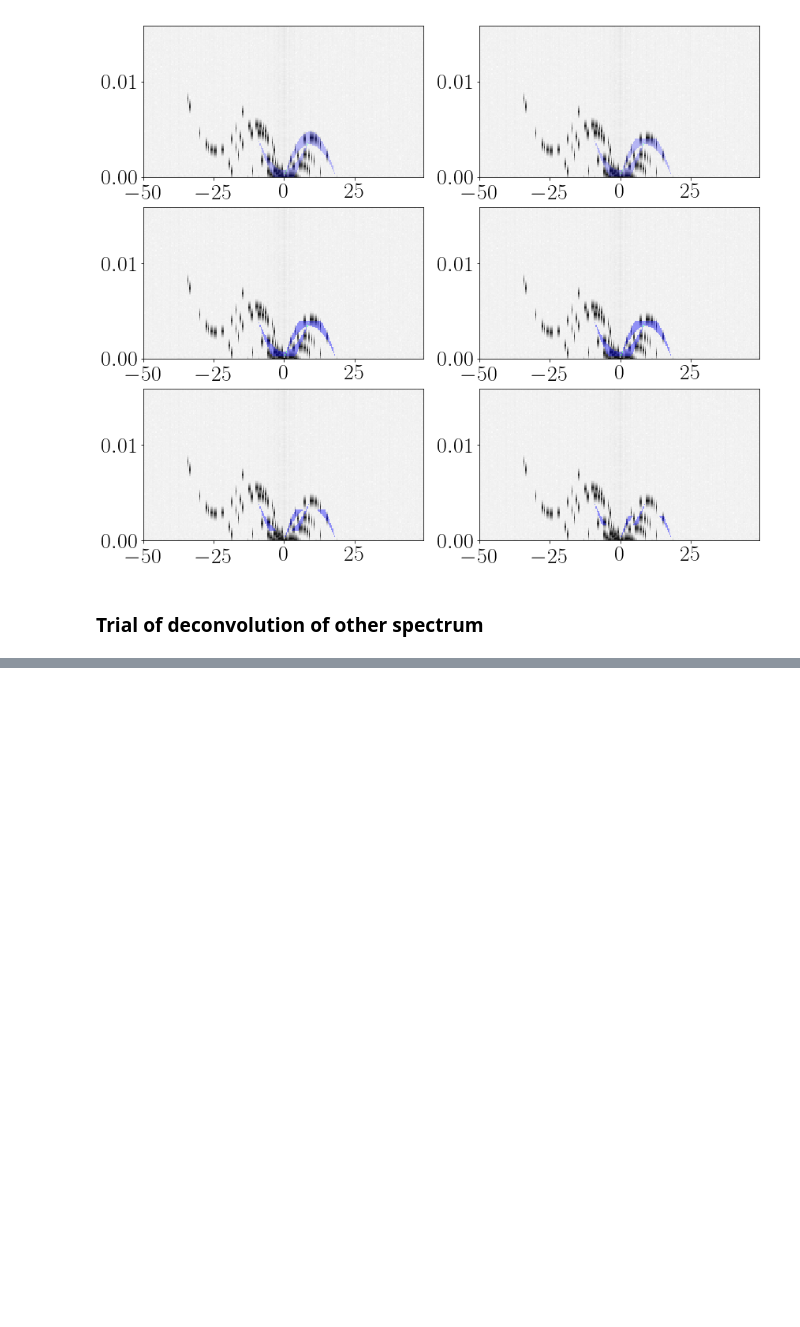
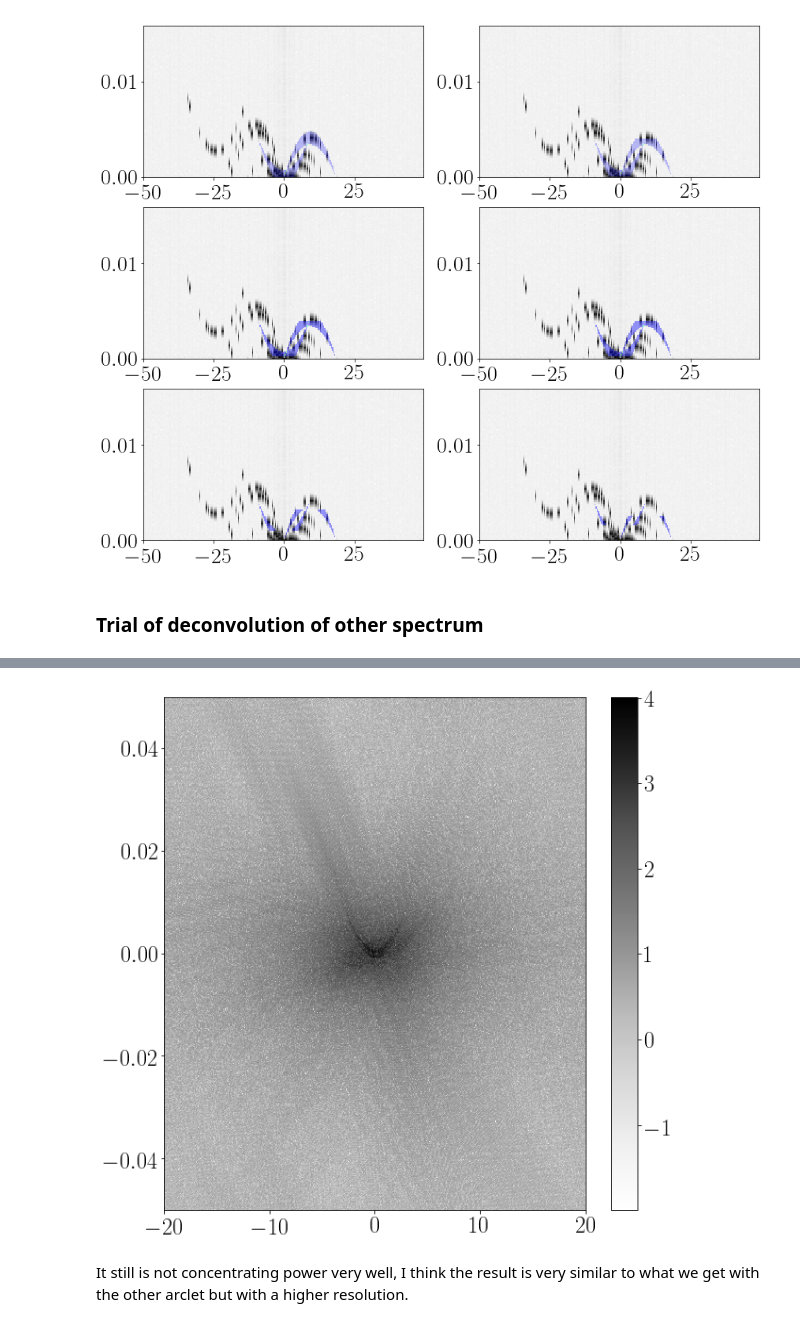
Before and after one commit to bdesy/b0834, a Jupyter notebook: notebooks/18_simulated_data.ipynb, the cells around one changed output, grey strips where cells are left out. Drawn from its saved outputs; the diff is of its cells as text; code cells hidden in the pictures; blank space fills up the shorter version.

```diff
--- a/notebooks/18_simulated_data.ipynb
+++ b/notebooks/18_simulated_data.ipynb
@@ -685,0 +737,11 @@ plt.show()
+# %%
+fig=plt.figure(figsize=(10, 10))
+plt.imshow(np.log10(np.absolute(oarc.deconvolution)+np.finfo(float).eps),
+           origin='lower', aspect='auto', cmap='Greys',
+           extent=[odoppler[0], odoppler[-1], odelay[0], odelay[-1]])
+plt.colorbar()
+plt.show()
+# %% [output]
+[figure, added]
+# %% [markdown]
+It still is not concentrating power very well, I think the result is very similar to what we get with the other arclet but with a higher resolution.
```
Also changed, not shown: parts of 8 cells of this notebook.
